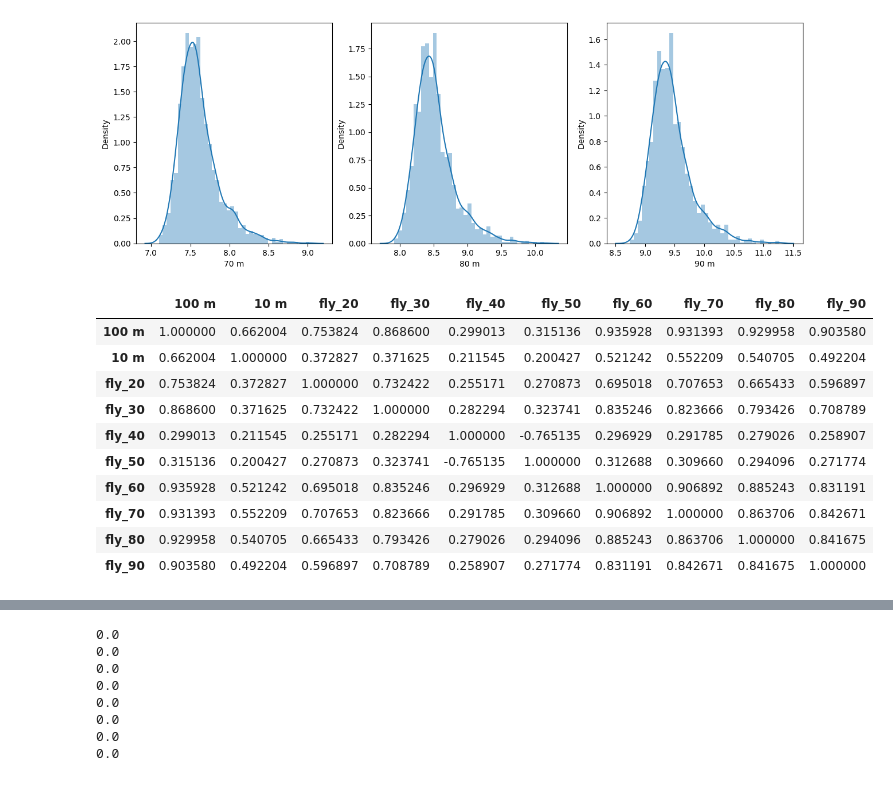
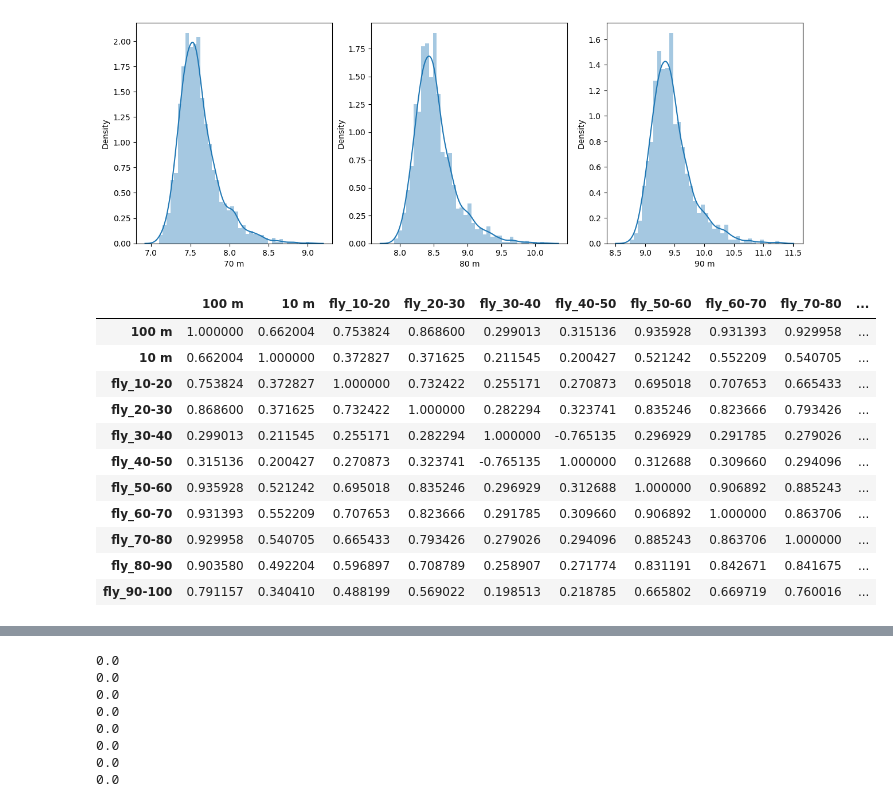
Before and after one commit to edrapac/TrackAndFieldAnalytics, a Jupyter notebook: TrackAnalytics.ipynb, the cells around one changed output, grey strips where cells are left out. Cells and saved outputs as stored; diff of their text form; code cells hidden in the pictures.

```diff
--- a/TrackAnalytics.ipynb
+++ b/TrackAnalytics.ipynb
@@ -205,30 +205,33 @@ plt.show()
 # %%
 import numpy as np
 # gross way of doing it but programmaticaly creating these sucked
 fly_frame = mens_100
-fly_frame['fly_20']= fly_frame['20 m'] - fly_frame['10 m']
-fly_frame['fly_30']= fly_frame['30 m'] - fly_frame['20 m']
-fly_frame['fly_40']= fly_frame['40 m'] - fly_frame['30 m']
-fly_frame['fly_50']= fly_frame['50 m'] - fly_frame['40 m']
-fly_frame['fly_60']= fly_frame['60 m'] - fly_frame['50 m']
-fly_frame['fly_70']= fly_frame['70 m'] - fly_frame['60 m']
-fly_frame['fly_80']= fly_frame['80 m'] - fly_frame['70 m']
-fly_frame['fly_90']= fly_frame['90 m'] - fly_frame['80 m']
+fly_frame['fly_10-20']= fly_frame['20 m'] - fly_frame['10 m']
+fly_frame['fly_20-30']= fly_frame['30 m'] - fly_frame['20 m']
+fly_frame['fly_30-40']= fly_frame['40 m'] - fly_frame['30 m']
+fly_frame['fly_40-50']= fly_frame['50 m'] - fly_frame['40 m']
+fly_frame['fly_50-60']= fly_frame['60 m'] - fly_frame['50 m']
+fly_frame['fly_60-70']= fly_frame['70 m'] - fly_frame['60 m']
+fly_frame['fly_70-80']= fly_frame['80 m'] - fly_frame['70 m']
+fly_frame['fly_80-90']= fly_frame['90 m'] - fly_frame['80 m']
+fly_frame['fly_90-100']= fly_frame['100 m '] - fly_frame['90 m']
 
-fly_frame_corrs = fly_frame[['100 m ','10 m','fly_20','fly_30','fly_40','fly_50','fly_60','fly_70','fly_80','fly_90']]
+
+fly_frame_corrs = fly_frame[['100 m ','10 m','fly_10-20','fly_20-30','fly_30-40','fly_40-50','fly_50-60','fly_60-70','fly_70-80','fly_80-90','fly_90-100']]
 
 fly_frame_corrs.corr()
 # %% [output]
-|  | 100 m | 10 m | fly_20 | fly_30 | fly_40 | fly_50 | fly_60 | fly_70 | fly_80 | fly_90 |
-| 100 m | 1.000000 | 0.662004 | 0.753824 | 0.868600 | 0.299013 | 0.315136 | 0.935928 | 0.931393 | 0.929958 | 0.903580 |
-| 10 m | 0.662004 | 1.000000 | 0.372827 | 0.371625 | 0.211545 | 0.200427 | 0.521242 | 0.552209 | 0.540705 | 0.492204 |
-| fly_20 | 0.753824 | 0.372827 | 1.000000 | 0.732422 | 0.255171 | 0.270873 | 0.695018 | 0.707653 | 0.665433 | 0.596897 |
-| fly_30 | 0.868600 | 0.371625 | 0.732422 | 1.000000 | 0.282294 | 0.323741 | 0.835246 | 0.823666 | 0.793426 | 0.708789 |
-| fly_40 | 0.299013 | 0.211545 | 0.255171 | 0.282294 | 1.000000 | -0.765135 | 0.296929 | 0.291785 | 0.279026 | 0.258907 |
-| fly_50 | 0.315136 | 0.200427 | 0.270873 | 0.323741 | -0.765135 | 1.000000 | 0.312688 | 0.309660 | 0.294096 | 0.271774 |
-| fly_60 | 0.935928 | 0.521242 | 0.695018 | 0.835246 | 0.296929 | 0.312688 | 1.000000 | 0.906892 | 0.885243 | 0.831191 |
-| fly_70 | 0.931393 | 0.552209 | 0.707653 | 0.823666 | 0.291785 | 0.309660 | 0.906892 | 1.000000 | 0.863706 | 0.842671 |
-| fly_80 | 0.929958 | 0.540705 | 0.665433 | 0.793426 | 0.279026 | 0.294096 | 0.885243 | 0.863706 | 1.000000 | 0.841675 |
-| fly_90 | 0.903580 | 0.492204 | 0.596897 | 0.708789 | 0.258907 | 0.271774 | 0.831191 | 0.842671 | 0.841675 | 1.000000 |
+|  | 100 m | 10 m | fly_10-20 | fly_20-30 | fly_30-40 | fly_40-50 | fly_50-60 | fly_60-70 | fly_70-80 | ... |
+| 100 m | 1.000000 | 0.662004 | 0.753824 | 0.868600 | 0.299013 | 0.315136 | 0.935928 | 0.931393 | 0.929958 | ... |
+| 10 m | 0.662004 | 1.000000 | 0.372827 | 0.371625 | 0.211545 | 0.200427 | 0.521242 | 0.552209 | 0.540705 | ... |
+| fly_10-20 | 0.753824 | 0.372827 | 1.000000 | 0.732422 | 0.255171 | 0.270873 | 0.695018 | 0.707653 | 0.665433 | ... |
+| fly_20-30 | 0.868600 | 0.371625 | 0.732422 | 1.000000 | 0.282294 | 0.323741 | 0.835246 | 0.823666 | 0.793426 | ... |
+| fly_30-40 | 0.299013 | 0.211545 | 0.255171 | 0.282294 | 1.000000 | -0.765135 | 0.296929 | 0.291785 | 0.279026 | ... |
+| fly_40-50 | 0.315136 | 0.200427 | 0.270873 | 0.323741 | -0.765135 | 1.000000 | 0.312688 | 0.309660 | 0.294096 | ... |
+| fly_50-60 | 0.935928 | 0.521242 | 0.695018 | 0.835246 | 0.296929 | 0.312688 | 1.000000 | 0.906892 | 0.885243 | ... |
+| fly_60-70 | 0.931393 | 0.552209 | 0.707653 | 0.823666 | 0.291785 | 0.309660 | 0.906892 | 1.000000 | 0.863706 | ... |
+| fly_70-80 | 0.929958 | 0.540705 | 0.665433 | 0.793426 | 0.279026 | 0.294096 | 0.885243 | 0.863706 | 1.000000 | ... |
+| fly_80-90 | 0.903580 | 0.492204 | 0.596897 | 0.708789 | 0.258907 | 0.271774 | 0.831191 | 0.842671 | 0.841675 | ... |
+| fly_90-100 | 0.791157 | 0.340410 | 0.488199 | 0.569022 | 0.198513 | 0.218785 | 0.665802 | 0.669719 | 0.760016 | ... |
 # %% [markdown]
 ### Results
```
Also changed, not shown: parts of 5 cells of this notebook.
